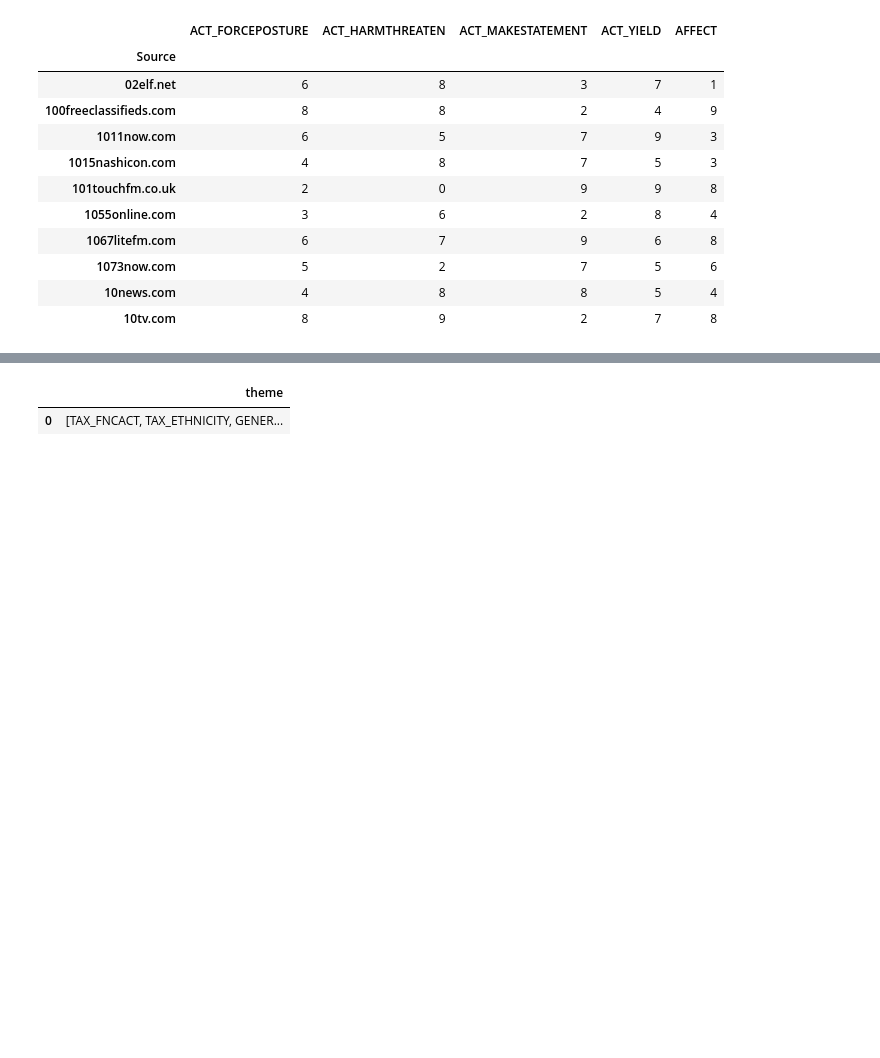
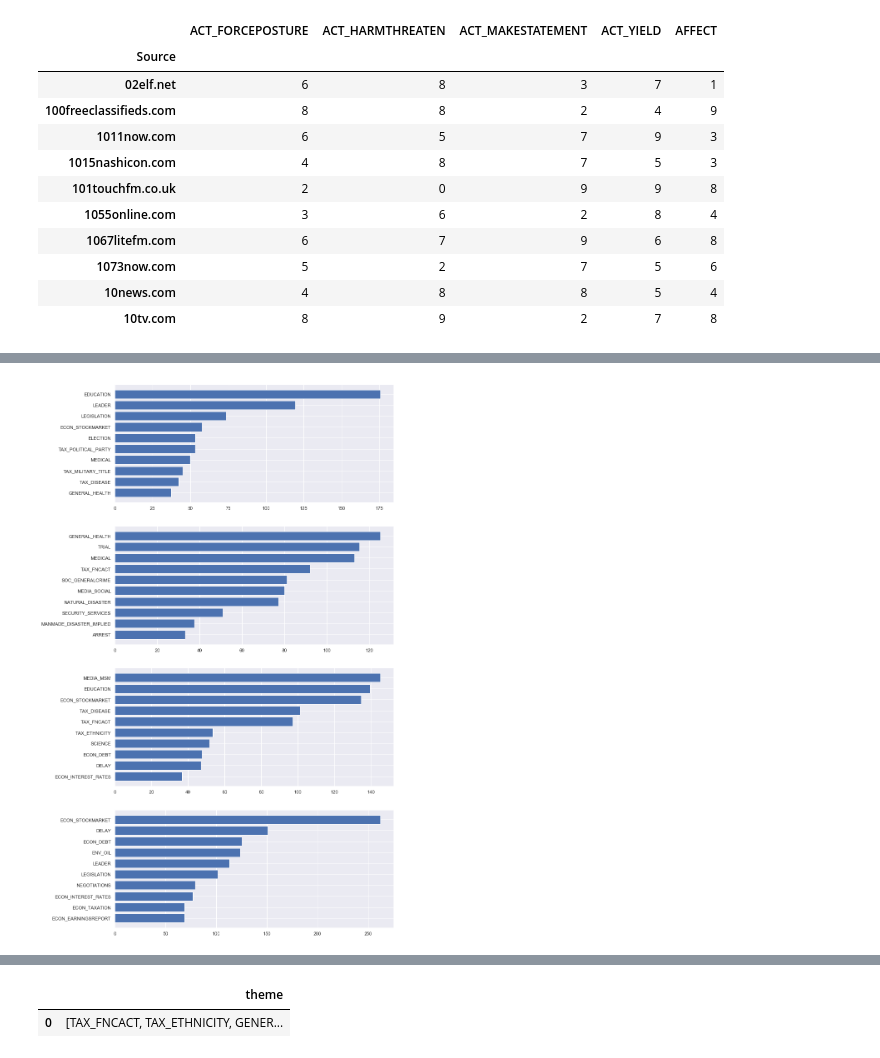
Before and after one commit to Razoff/Stark_AdA_project, a Jupyter notebook: gkg_virginie_arnaud.ipynb, the cells around one changed output, grey strips where cells are left out. Cells and saved outputs as stored; diff of their text form; code cells hidden in the pictures; blank space fills up the shorter version.

```diff
--- a/gkg_virginie_arnaud.ipynb
+++ b/gkg_virginie_arnaud.ipynb
@@ -555,2 +631,14 @@ eig_val.shape[0]
+# %%
+import seaborn as sns
+sns.set()
+
+num_of_category = 4
+fig, ax = plt.subplots(num_of_category,1, figsize=(12,24))
+
+for i in range(num_of_category):
+    ax[i].barh(main_themes[i,:], l_themes[i,latent_indices[i,:]])
+plt.show()
+# %% [output]
+[figure, added]
 # %%
 #import seaborn as sns
```
Also changed, not shown: parts of 5 cells of this notebook.
